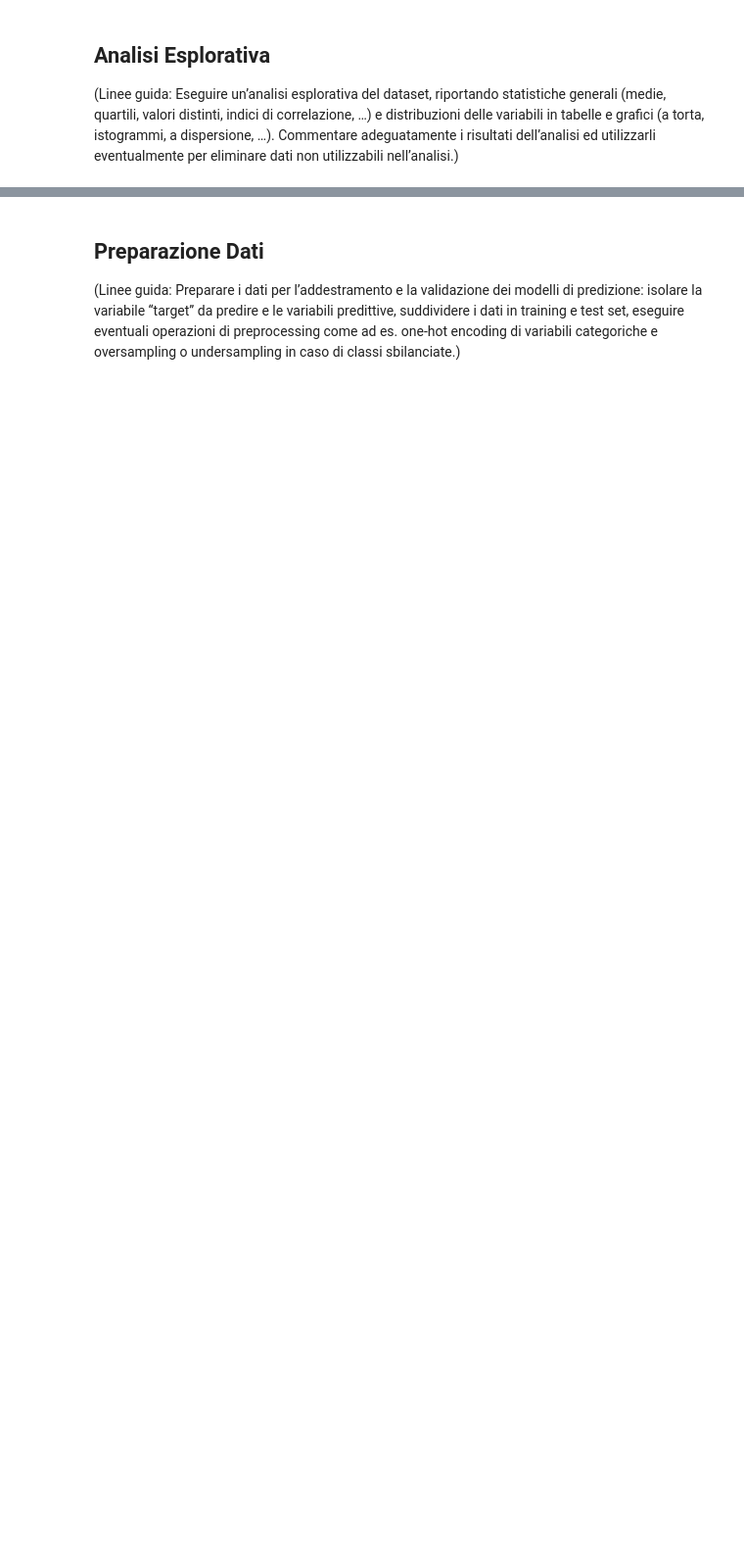
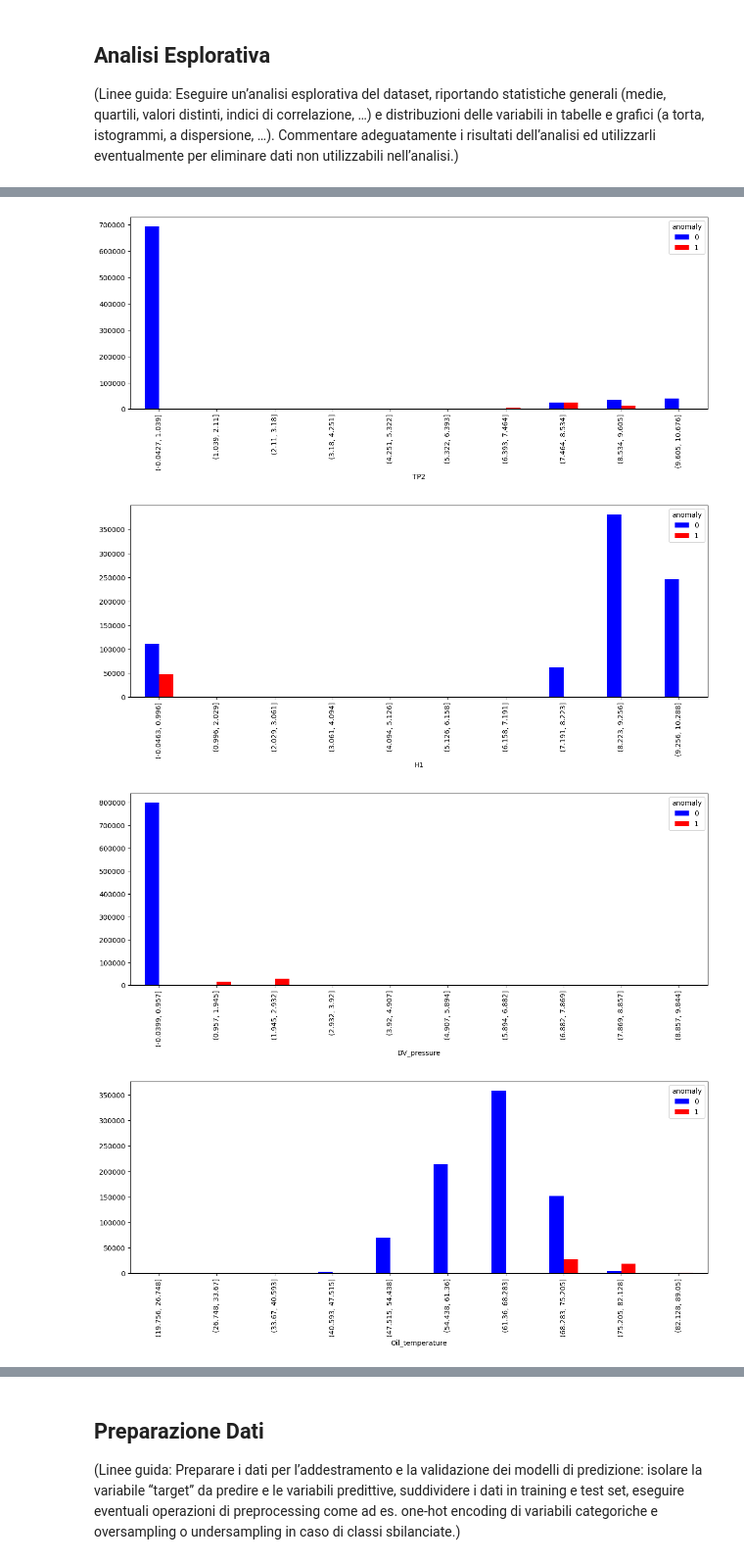
Before and after one commit to AlessandroSciarrillo/DIA-project, a Jupyter notebook: test_metro3.ipynb, the cells around one changed output, grey strips where cells are left out. Shown: that part at 98% size. Cells and saved outputs as stored; diff of their text form; code cells hidden in the pictures; blank space fills up the shorter version.

```diff
--- a/test_metro3.ipynb
+++ b/test_metro3.ipynb
@@ -147,0 +200,13 @@ Name: COMP, Length: 1516948, dtype: uint8
+# %%
+is_anomaly = dataset["anomaly"] == 1
+~is_anomaly
+
+analog = ["TP2", "H1", "DV_pressure", "Oil_temperature", "Motor_current"]
+
+for col in analog:
+    _ = dataset.groupby([pd.cut(dataset[col], bins=10), "anomaly"]).size().unstack("anomaly").plot.bar(stacked=False, color=['#0000ff', '#ff0000'], figsize=(15,5))
+# %% [output]
+[figure, added]
+[figure, added]
+[figure, added]
+[figure, added]
```
Also changed, not shown: parts of 14 cells of this notebook.
